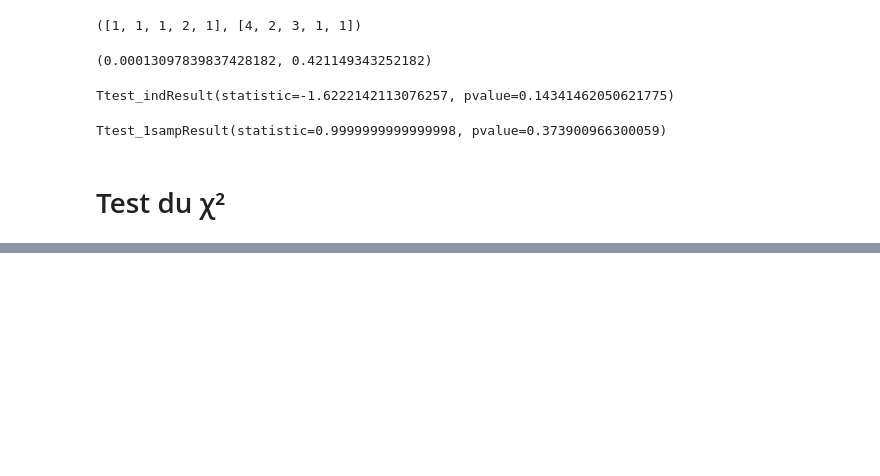
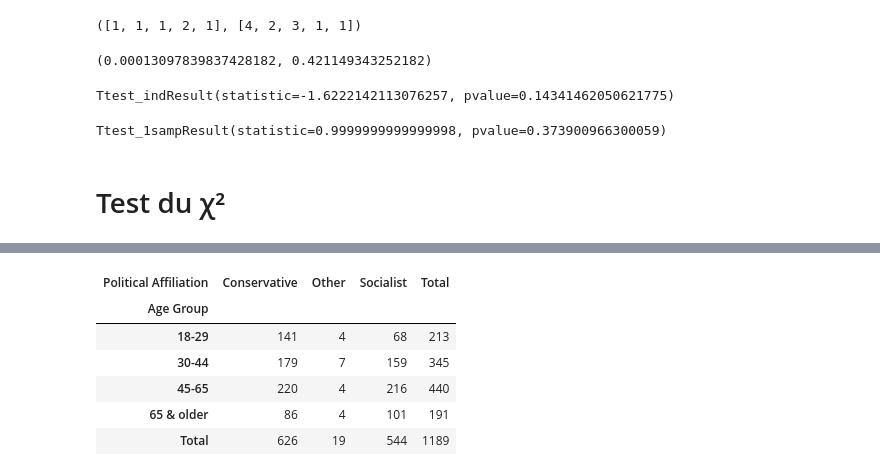
Before and after one commit to axelguerinoctave/M2Bio, a Jupyter notebook: TP 4.ipynb, the cells around one changed output, grey strips where cells are left out. Drawn from its saved outputs; the diff is of its cells as text; code cells hidden in the pictures; blank space fills up the shorter version.

```diff
--- a/TP 4.ipynb
+++ b/TP 4.ipynb
@@ -159,0 +152,14 @@ SyntaxError: invalid syntax (4289809103.py, line 2)
+# %%
+data_crosstab = pd.crosstab(df["Age Group"],
+                            df["Political Affiliation"],
+                            margins = True, margins_name = "Total")
+# %%
+data_crosstab
+# %% [output]
+| Political Affiliation | Conservative | Other | Socialist | Total |
+| Age Group |  |  |  |  |
+| 18-29 | 141 | 4 | 68 | 213 |
+| 30-44 | 179 | 7 | 159 | 345 |
+| 45-65 | 220 | 4 | 216 | 440 |
+| 65 & older | 86 | 4 | 101 | 191 |
+| Total | 626 | 19 | 544 | 1189 |
```
Also changed, not shown: parts of 4 cells of this notebook.
